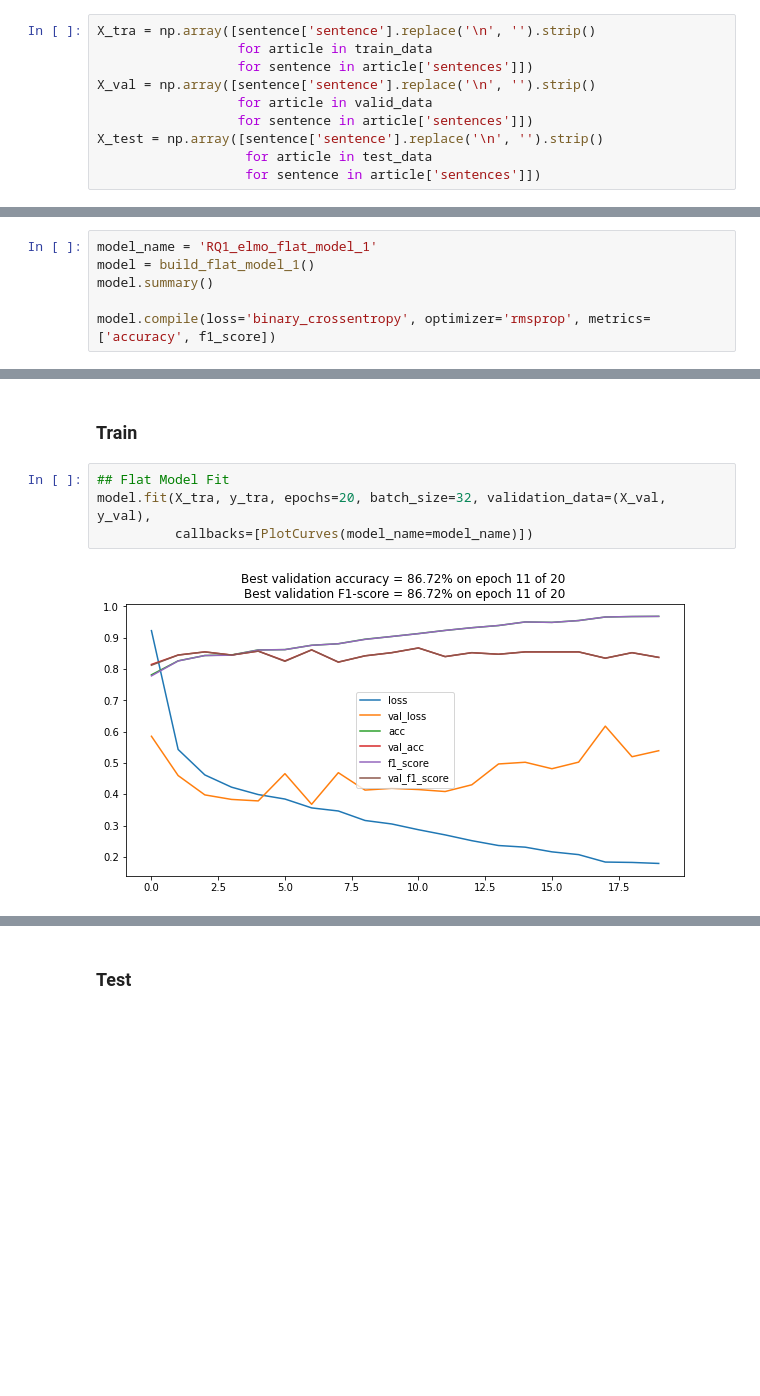
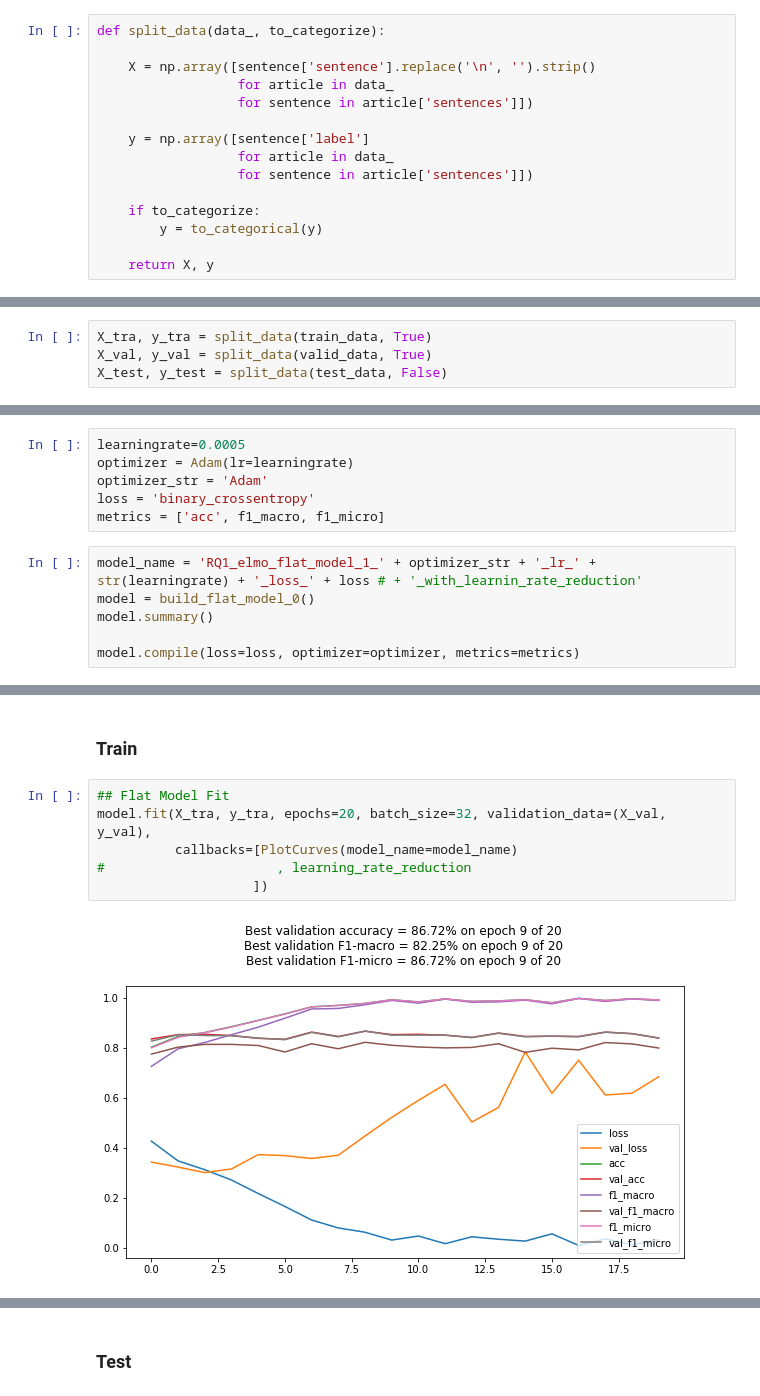
Before and after one commit to simgeekiz/Master_Thesis, a Jupyter notebook: RQ1-ELMO.ipynb, the cells around one changed output, grey strips where cells are left out. Saved outputs shown, nothing was run; the diff lists cells and outputs as text; blank space fills up the shorter version.

```diff
--- a/RQ1-ELMO.ipynb
+++ b/RQ1-ELMO.ipynb
@@ -33,12 +38,17 @@ train_data, valid_data, test_data, metadata = load_data()
 # %% [markdown]
 ### Prepare data
 # %%
-X_tra = np.array([sentence['sentence'].replace('\n', '').strip()
-                  for article in train_data
+def split_data(data_, to_categorize):
+
+    X = np.array([sentence['sentence'].replace('\n', '').strip()
+                  for article in data_
                   for sentence in article['sentences']])
-X_val = np.array([sentence['sentence'].replace('\n', '').strip()
-                  for article in valid_data
+
+    y = np.array([sentence['label']
+                  for article in data_
                   for sentence in article['sentences']])
-X_test = np.array([sentence['sentence'].replace('\n', '').strip()
-                   for article in test_data
-                   for sentence in article['sentences']])
+
+    if to_categorize:
+        y = to_categorical(y)
+
+    return X, y
@@ -53,3 +55,7 @@ y_test = np.array([sentence['label'] for article in test_data for sentence in ar
+# %%
+X_tra, y_tra = split_data(train_data, True)
+X_val, y_val = split_data(valid_data, True)
+X_test, y_test = split_data(test_data, False)
 # %% [markdown]
 ### Load ELMo
 # %%
@@ -79,7 +138,13 @@ def build_flat_model_1():
+# %%
+learningrate=0.0005
+optimizer = Adam(lr=learningrate)
+optimizer_str = 'Adam'
+loss = 'binary_crossentropy'
+metrics = ['acc', f1_macro, f1_micro]
 # %%
-model_name = 'RQ1_elmo_flat_model_1'
-model = build_flat_model_1()
+model_name = 'RQ1_elmo_flat_model_1_' + optimizer_str + '_lr_' + str(learningrate) + '_loss_' + loss # + '_with_learnin_rate_reduction'
+model = build_flat_model_0()
 model.summary()
 
-model.compile(loss='binary_crossentropy', optimizer='rmsprop', metrics=['accuracy', f1_score])
+model.compile(loss=loss, optimizer=optimizer, metrics=metrics)
 # %% [output]
@@ -105,7 +184,9 @@ _________________________________________________________________
 # %%
 ## Flat Model Fit
 model.fit(X_tra, y_tra, epochs=20, batch_size=32, validation_data=(X_val, y_val),
-          callbacks=[PlotCurves(model_name=model_name)])
+          callbacks=[PlotCurves(model_name=model_name)
+#                      , learning_rate_reduction
+                    ])
 # %% [output]
-[figure, old version]
+[figure, new version]
 <keras.callbacks.History at 0x...>
```
Also changed, not shown: parts of 21 cells of this notebook, 6 other files.
